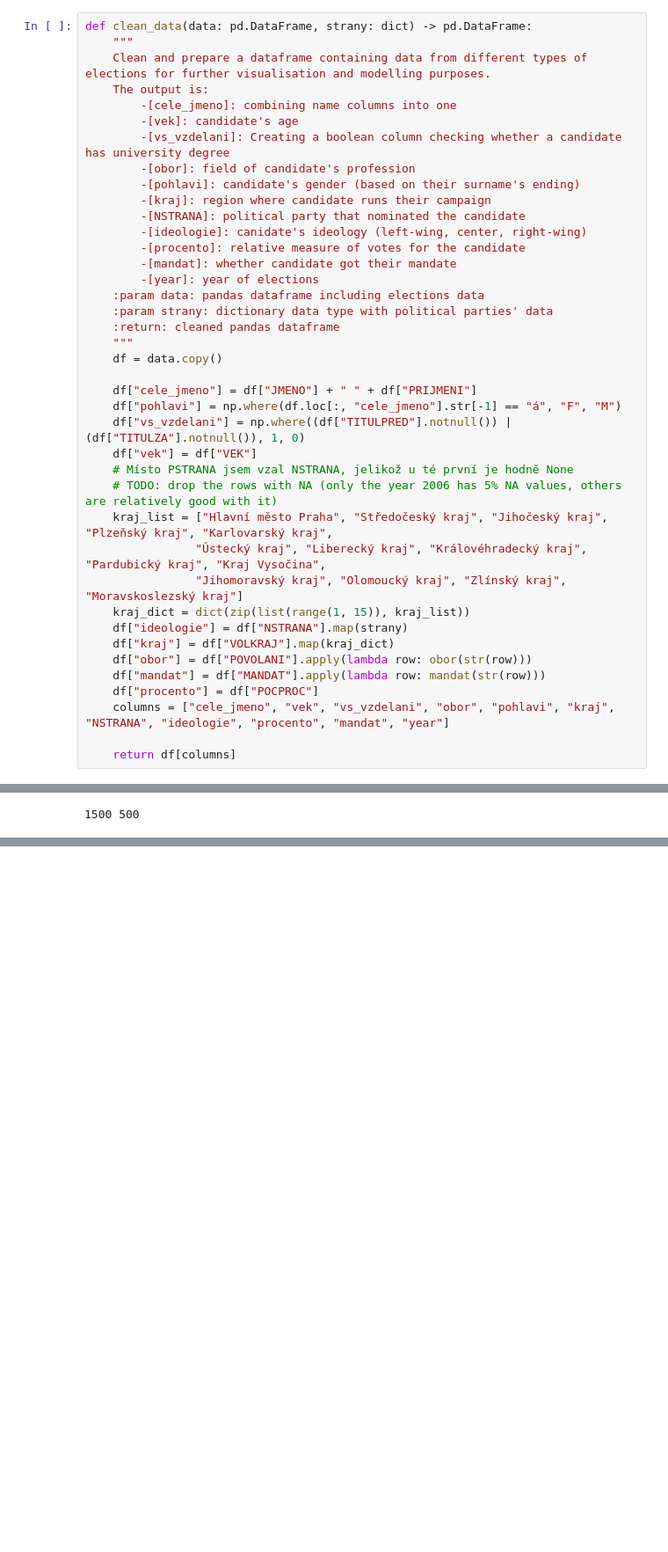
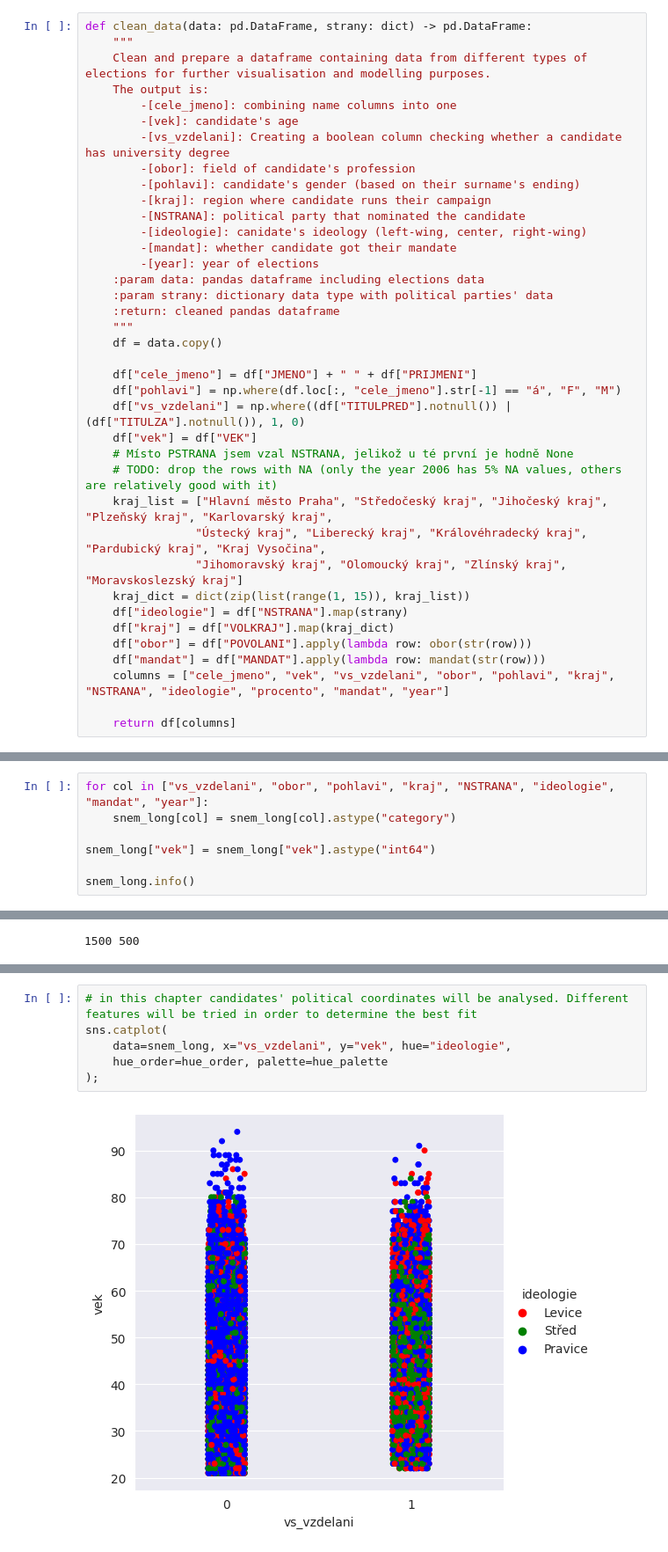
Before and after one commit to rmnskb/cz-elections, a Jupyter notebook: cz_elections_analysis.ipynb, the cells around one changed output, grey strips where cells are left out. Shown at 88% size. Cells and saved outputs as stored; diff of their text form; blank space fills up the shorter version.

```diff
--- a/cz_elections_analysis.ipynb
+++ b/cz_elections_analysis.ipynb
@@ -70,7 +70,6 @@ def clean_data(data: pd.DataFrame, strany: dict) -> pd.DataFrame:
         -[kraj]: region where candidate runs their campaign
         -[NSTRANA]: political party that nominated the candidate
         -[ideologie]: canidate's ideology (left-wing, center, right-wing)
-        -[procento]: relative measure of votes for the candidate
         -[mandat]: whether candidate got their mandate
         -[year]: year of elections
     :param data: pandas dataframe including elections data
@@ -93,7 +92,6 @@ def clean_data(data: pd.DataFrame, strany: dict) -> pd.DataFrame:
     df["kraj"] = df["VOLKRAJ"].map(kraj_dict)
     df["obor"] = df["POVOLANI"].apply(lambda row: obor(str(row)))
     df["mandat"] = df["MANDAT"].apply(lambda row: mandat(str(row)))
-    df["procento"] = df["POCPROC"]
     columns = ["cele_jmeno", "vek", "vs_vzdelani", "obor", "pohlavi", "kraj", "NSTRANA", "ideologie", "procento", "mandat", "year"]
 
     return df[columns]
@@ -266,3 +264,10 @@ Data columns (total 11 columns):
  10  year         28767 non-null  int64
 dtypes: float64(2), int64(3), object(6)
 memory usage: 2.6+ MB
+# %%
+for col in ["vs_vzdelani", "obor", "pohlavi", "kraj", "NSTRANA", "ideologie", "mandat", "year"]:
+    snem_long[col] = snem_long[col].astype("category")
+
+snem_long["vek"] = snem_long["vek"].astype("int64")
+
+snem_long.info()
@@ -477,0 +506,8 @@ RocCurveDisplay.from_predictions(y_test, pca_pred);
+# %%
+# in this chapter candidates' political coordinates will be analysed. Different features will be tried in order to determine the best fit
+sns.catplot(
+    data=snem_long, x="vs_vzdelani", y="vek", hue="ideologie",
+    hue_order=hue_order, palette=hue_palette
+);
+# %% [output]
+[figure, added]
```
Also changed, not shown: parts of 8 cells of this notebook.
